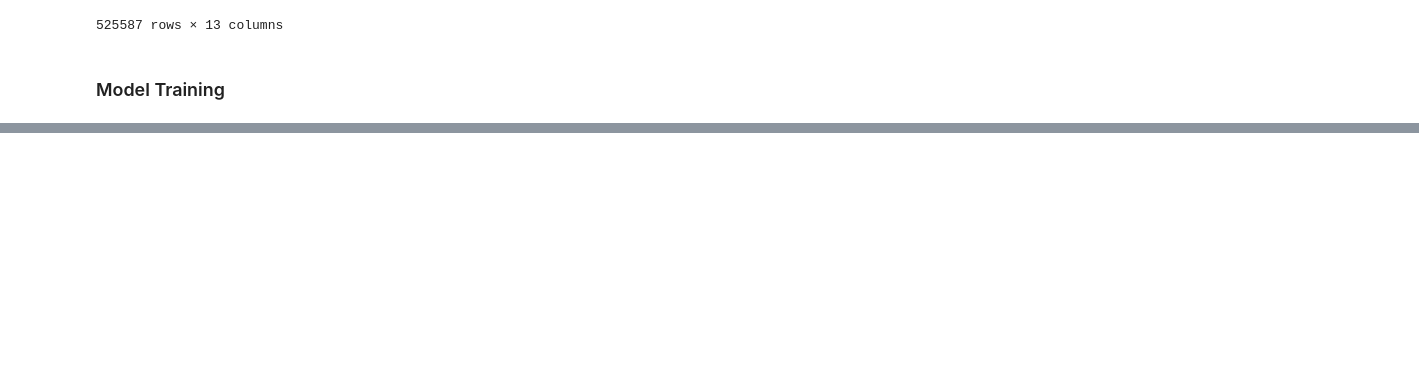
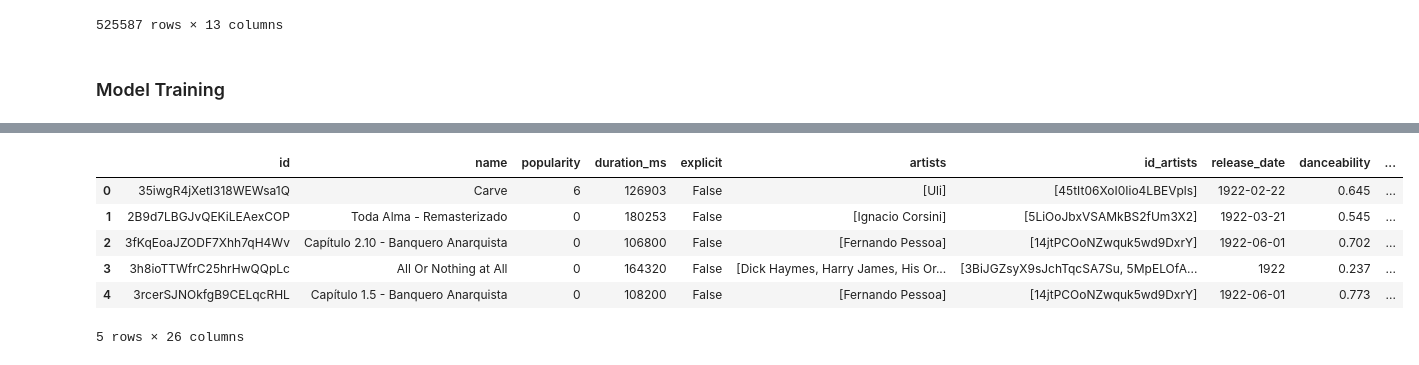
Before and after one commit to NicoCereghini/DSC-288R---Spotify-Capstone-Project, a Jupyter notebook: src/notebooks/SoM.ipynb, the cells around one changed output, grey strips where cells are left out. Saved outputs shown, nothing was run; the diff lists cells and outputs as text; code cells hidden in the pictures; blank space fills up the shorter version.

```diff
--- a/src/notebooks/SoM.ipynb
+++ b/src/notebooks/SoM.ipynb
@@ -186,0 +205,12 @@ plt.show()
+# %%
+df['bmu'] = bmus
+df['bmu'] = df['bmu'].apply(list)
+df.head()
+# %% [output]
+|  | id | name | popularity | duration_ms | explicit | artists | id_artists | release_date | danceability | ... |
+| 0 | 35iwgR4jXetI318WEWsa1Q | Carve | 6 | 126903 | False | [Uli] | [45tIt06XoI0Iio4LBEVpls] | 1922-02-22 | 0.645 | ... |
+| 1 | 2B9d7LBGJvQEKiLEAexCOP | Toda Alma - Remasterizado | 0 | 180253 | False | [Ignacio Corsini] | [5LiOoJbxVSAMkBS2fUm3X2] | 1922-03-21 | 0.545 | ... |
+| 2 | 3fKqEoaJZODF7Xhh7qH4Wv | Capítulo 2.10 - Banquero Anarquista | 0 | 106800 | False | [Fernando Pessoa] | [14jtPCOoNZwquk5wd9DxrY] | 1922-06-01 | 0.702 | ... |
+| 3 | 3h8ioTTWfrC25hrHwQQpLc | All Or Nothing at All | 0 | 164320 | False | [Dick Haymes, Harry James, His Or... | [3BiJGZsyX9sJchTqcSA7Su, 5MpELOfA... | 1922 | 0.237 | ... |
+| 4 | 3rcerSJNOkfgB9CELqcRHL | Capítulo 1.5 - Banquero Anarquista | 0 | 108200 | False | [Fernando Pessoa] | [14jtPCOoNZwquk5wd9DxrY] | 1922-06-01 | 0.773 | ... |
+5 rows × 26 columns
```
Also changed, not shown: parts of 12 cells of this notebook.
